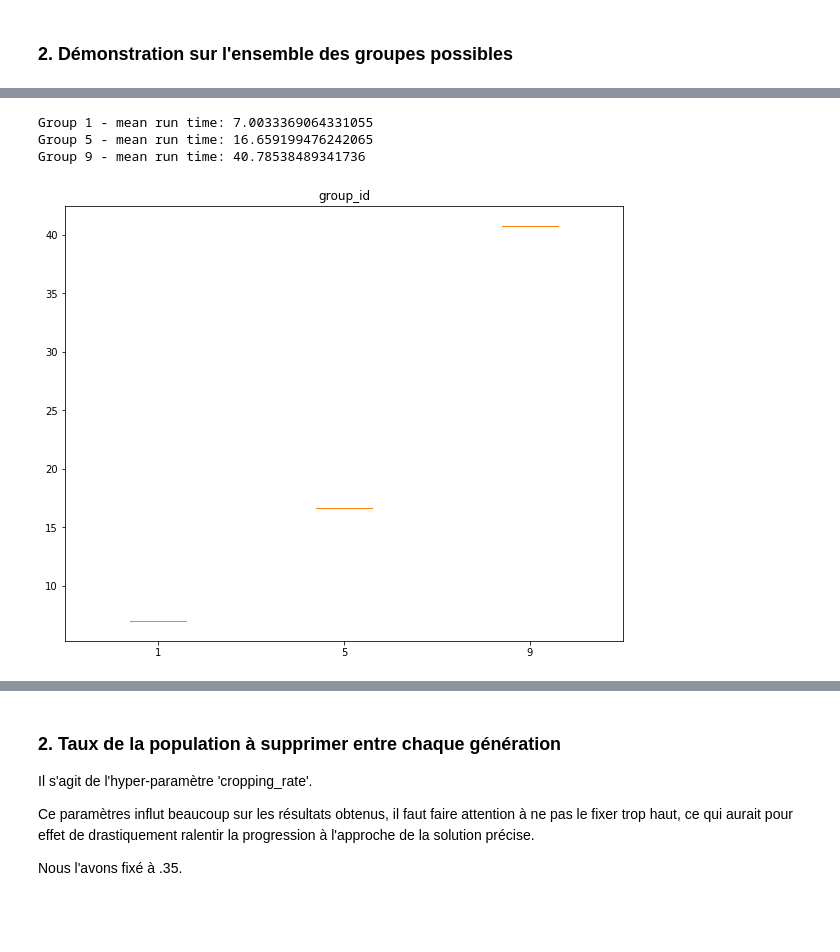
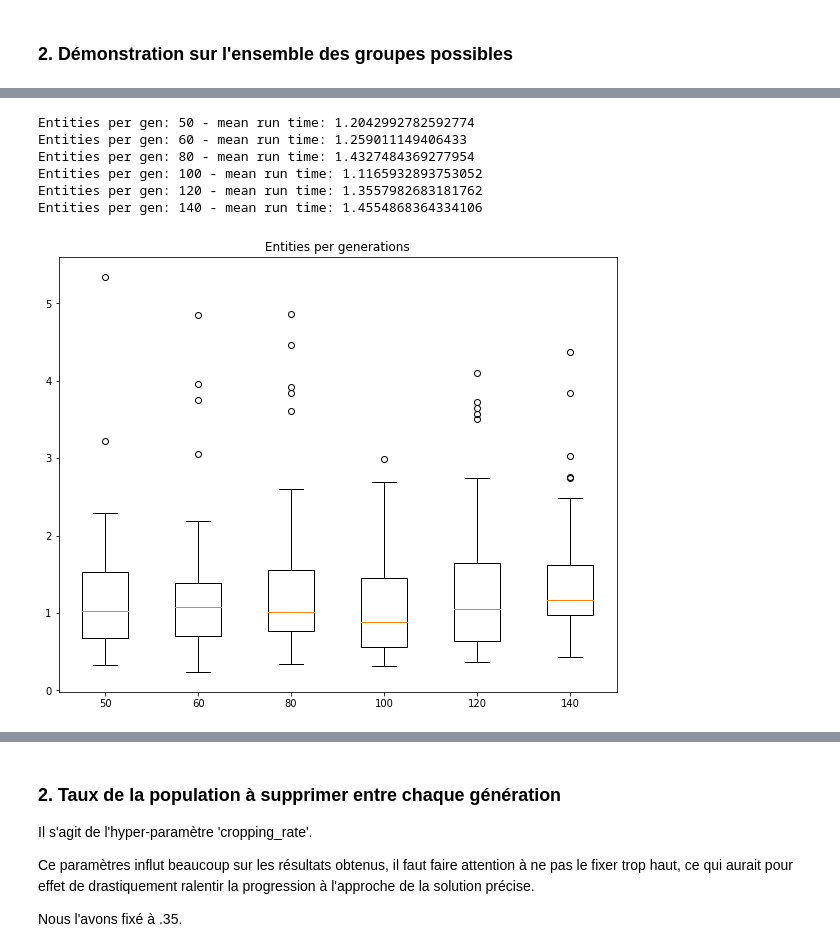
Before and after one commit to ThomasRanvier/password_ga, a Jupyter notebook: ranvier_desilets.ipynb, the cells around one changed output, grey strips where cells are left out. Cells and saved outputs as stored; diff of their text form; code cells hidden in the pictures; blank space fills up the shorter version.

```diff
--- a/ranvier_desilets.ipynb
+++ b/ranvier_desilets.ipynb
@@ -470,17 +517,0 @@ Group 12: 29F0FS36FVWI6QG      - 1.6915s
-# %%
-seed = 2
-ga = GA(group_id = 5)
-ga.run(seed = seed)
-
-print('Password:            ', ga.best_entities[0][-1])
-print('Generations needed:  ', ga.generations[0])
-print('Time needed:         ','{:.2f} seconds'.format(ga.run_times[0]))
-
-plt.figure(figsize=(10, 8))
-plt.title('Fitnesses')
-plt.plot(ga.max_fitnesses[0], color = 'red', label = 'max')
-plt.plot(ga.mean_fitnesses[0], color = 'orange', label = 'mean')
-plt.plot(ga.median_fitnesses[0], color = 'purple', label = 'median')
-plt.plot(ga.min_fitnesses[0], color = 'blue', label = 'min')
-plt.legend()
-plt.show()
@@ -498,23 +544,27 @@ Nous affichons la moyenne des temps d'exécution sur 200 exécutions pour chaque
 # %%
-groups_id = [1, 5, 9]
-x = 200
+group_id = 1
+x = 50
 seeds = [i + 1 for i in range(x)]
 
+entities_per_generations = [50, 60, 80, 100, 120, 140]
 run_times = []
 
-for group_id in groups_id:
-    ga = GA(group_id = group_id)
+for ent in entities_per_generations:
+    ga = GA(group_id = group_id, entities_per_gen = ent)
     ga.run_x_times(x, seeds = seeds)
     run_times.append(ga.run_times)
-    print('Group id:', group_id, '- mean run time:', np.mean(ga.run_times))
+    print('Entities per gen:', ent, '- mean run time:', np.mean(ga.run_times))
 
 fig, ax = plt.subplots(figsize=(10, 8))
-ax.set_title('group_id')
+ax.set_title('Entities per generations')
 ax.boxplot(run_times)
-ax.set_xticklabels(groups_id)
+ax.set_xticklabels(entities_per_generations)
 plt.show()
 # %% [output]
-Group 1 - mean run time: 7.0033369064331055
-Group 5 - mean run time: 16.659199476242065
-Group 9 - mean run time: 40.78538489341736
+Entities per gen: 50 - mean run time: 1.2042992782592774
+Entities per gen: 60 - mean run time: 1.259011149406433
+Entities per gen: 80 - mean run time: 1.4327484369277954
+Entities per gen: 100 - mean run time: 1.1165932893753052
+Entities per gen: 120 - mean run time: 1.3557982683181762
+Entities per gen: 140 - mean run time: 1.4554868364334106
-[figure, old version]
+[figure, new version]
```
Also changed, not shown: parts of 16 cells of this notebook.
